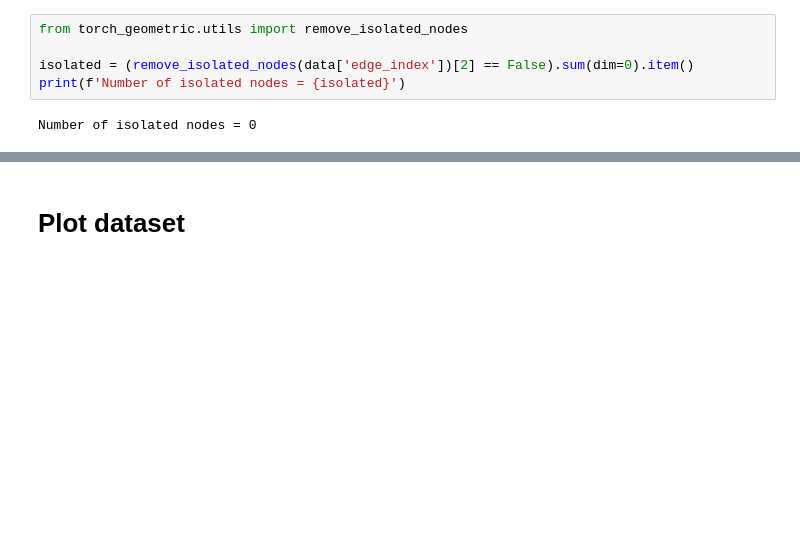
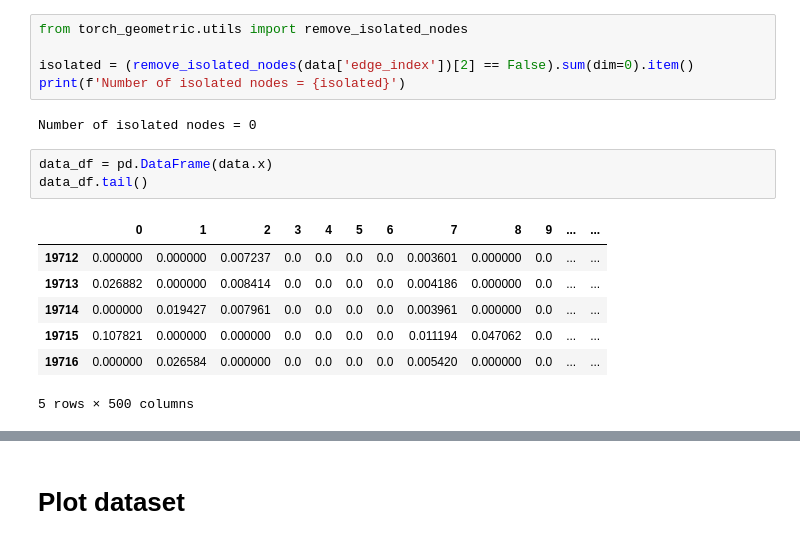
Before and after one commit to TAUforPython/machinelearning, a Jupyter notebook: GNN Graph Attention Network PubMed article.ipynb, the cells around one changed output, grey strips where cells are left out. Cells and saved outputs as stored; diff of their text form; blank space fills up the shorter version.

```diff
--- a/GNN Graph Attention Network PubMed article.ipynb
+++ b/GNN Graph Attention Network PubMed article.ipynb
@@ -82,3 +91,14 @@ isolated = (remove_isolated_nodes(data['edge_index'])[2] == False).sum(dim=0).it
 print(f'Number of isolated nodes = {isolated}')
 # %% [output]
 Number of isolated nodes = 0
+# %%
+data_df = pd.DataFrame(data.x)
+data_df.tail()
+# %% [output]
+|  | 0 | 1 | 2 | 3 | 4 | 5 | 6 | 7 | 8 | 9 | ... | ... |
+| 19712 | 0.000000 | 0.000000 | 0.007237 | 0.0 | 0.0 | 0.0 | 0.0 | 0.003601 | 0.000000 | 0.0 | ... | ... |
+| 19713 | 0.026882 | 0.000000 | 0.008414 | 0.0 | 0.0 | 0.0 | 0.0 | 0.004186 | 0.000000 | 0.0 | ... | ... |
+| 19714 | 0.000000 | 0.019427 | 0.007961 | 0.0 | 0.0 | 0.0 | 0.0 | 0.003961 | 0.000000 | 0.0 | ... | ... |
+| 19715 | 0.107821 | 0.000000 | 0.000000 | 0.0 | 0.0 | 0.0 | 0.0 | 0.011194 | 0.047062 | 0.0 | ... | ... |
+| 19716 | 0.000000 | 0.026584 | 0.000000 | 0.0 | 0.0 | 0.0 | 0.0 | 0.005420 | 0.000000 | 0.0 | ... | ... |
+5 rows × 500 columns
```
Also changed, not shown: parts of 20 cells of this notebook.
